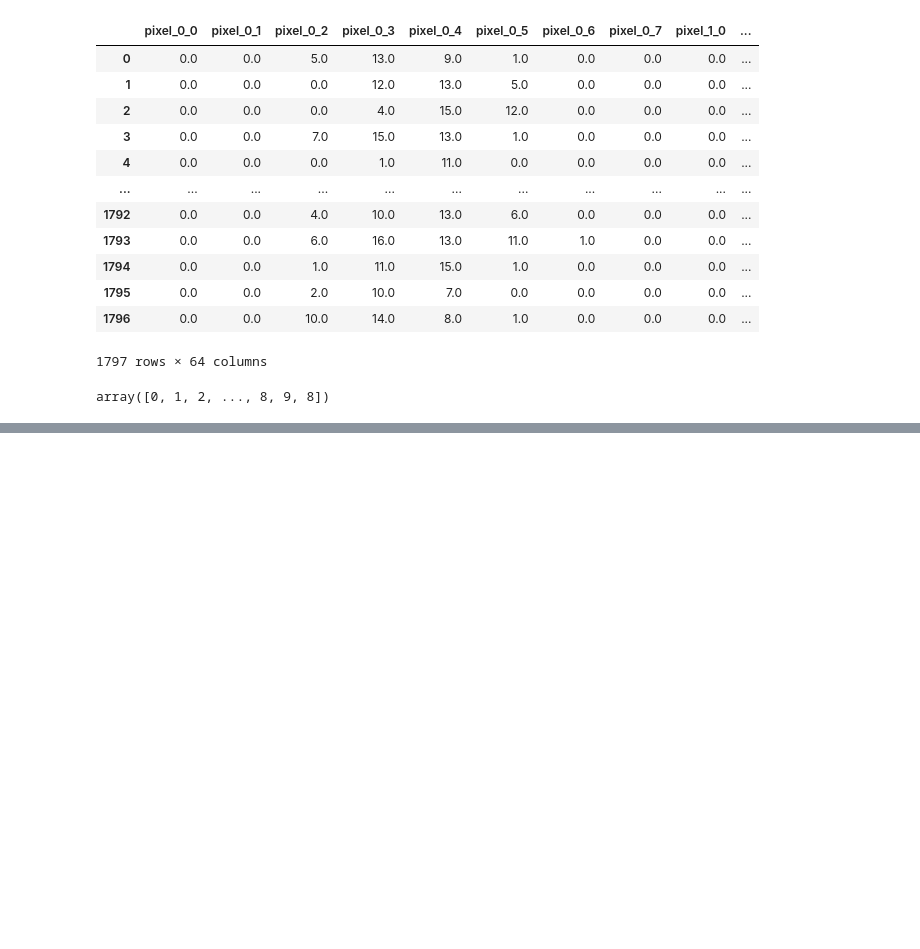
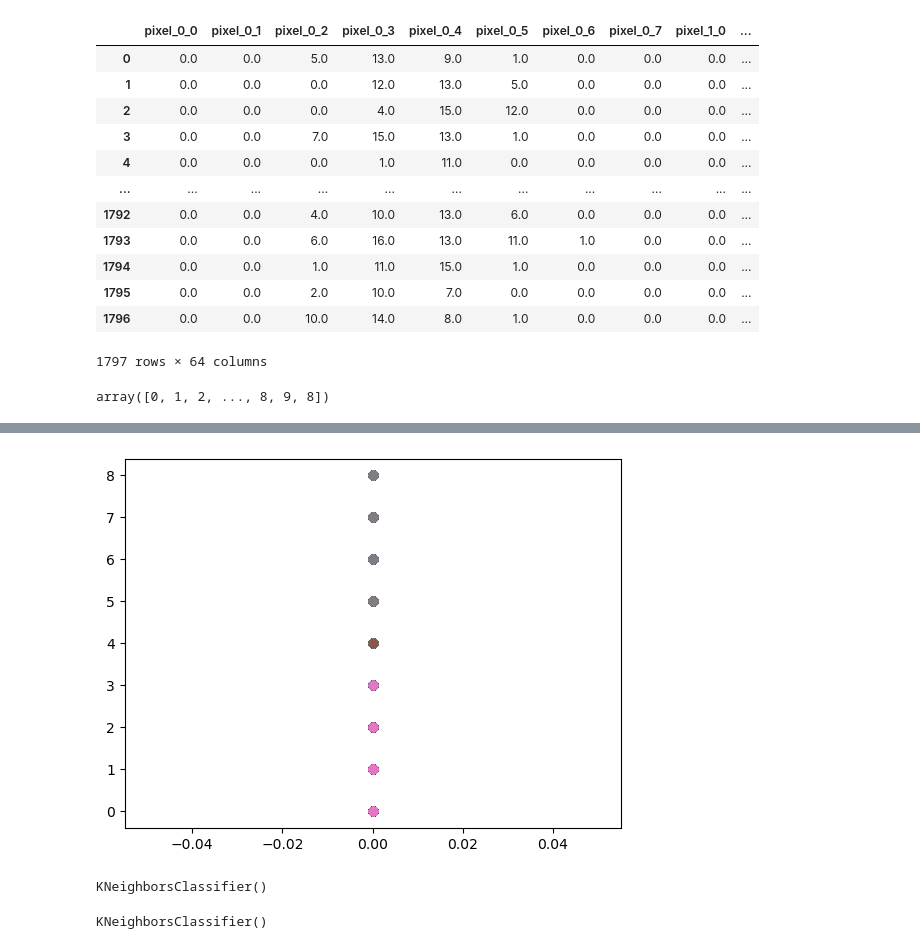
Before and after one commit to rolansy/jupythe, a Jupyter notebook: K Nearest Neighbors/digits knn neighbours.ipynb, the cells around one changed output, grey strips where cells are left out. Cells and saved outputs as stored; diff of their text form; code cells hidden in the pictures; blank space fills up the shorter version.

```diff
--- a/K Nearest Neighbors/digits knn neighbours.ipynb
+++ b/K Nearest Neighbors/digits knn neighbours.ipynb
@@ -30,3 +30,5 @@ df
 digits.target
 # %% [output]
 array([0, 1, 2, ..., 8, 9, 8])
+# %%
+df['target']=digits.target
@@ -32,0 +51,4 @@ array([0, 1, 2, ..., 8, 9, 8])
+# %%
+dfx=[]
+for i in digits.target:
+    dfx.append(df[df.target==i])
@@ -32,0 +77,5 @@ array([0, 1, 2, ..., 8, 9, 8])
+# %%
+for i in digits.target:
+    plt.scatter(dfx[i]['pixel_0_0'],dfx[i]['pixel_0_1'])
+# %% [output]
+[figure, added]
@@ -32,0 +90,8 @@ array([0, 1, 2, ..., 8, 9, 8])
+# %%
+knn
+# %% [output]
+KNeighborsClassifier()
+# %%
+knn.fit(xtrain,ytrain)
+# %% [output]
+KNeighborsClassifier()
```
Also changed, not shown: parts of 18 cells of this notebook.
